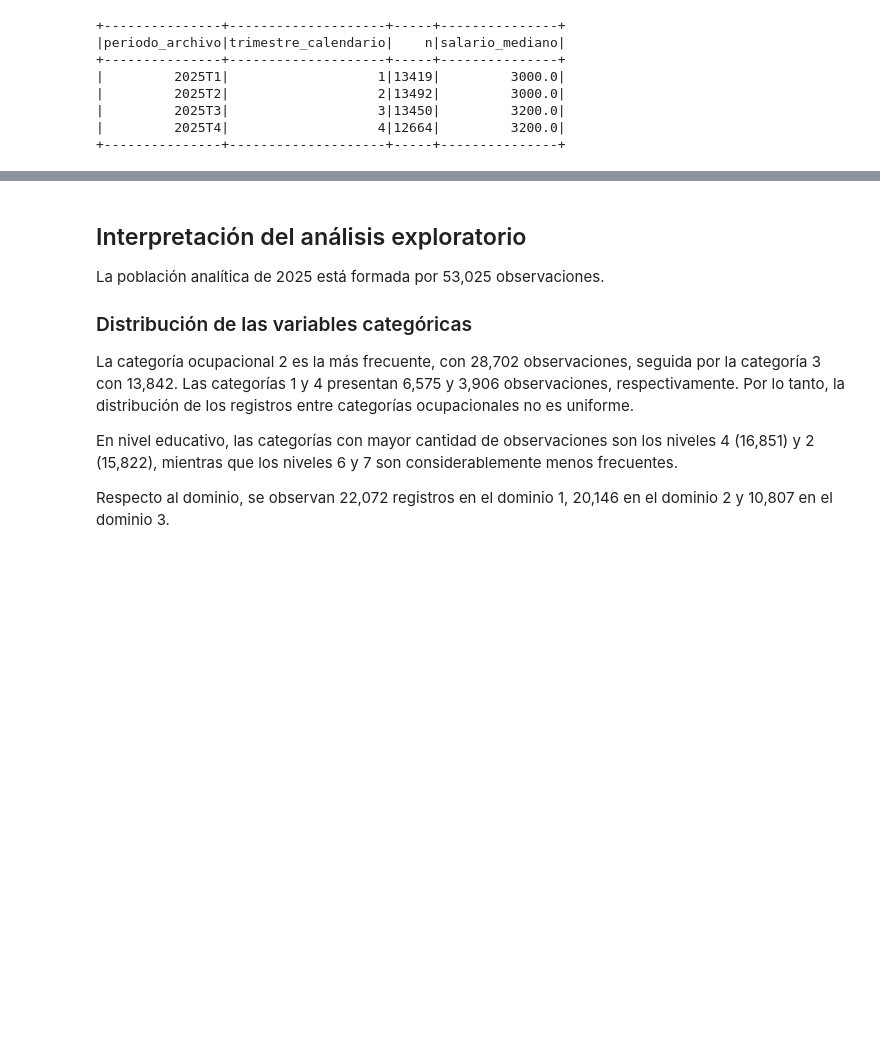
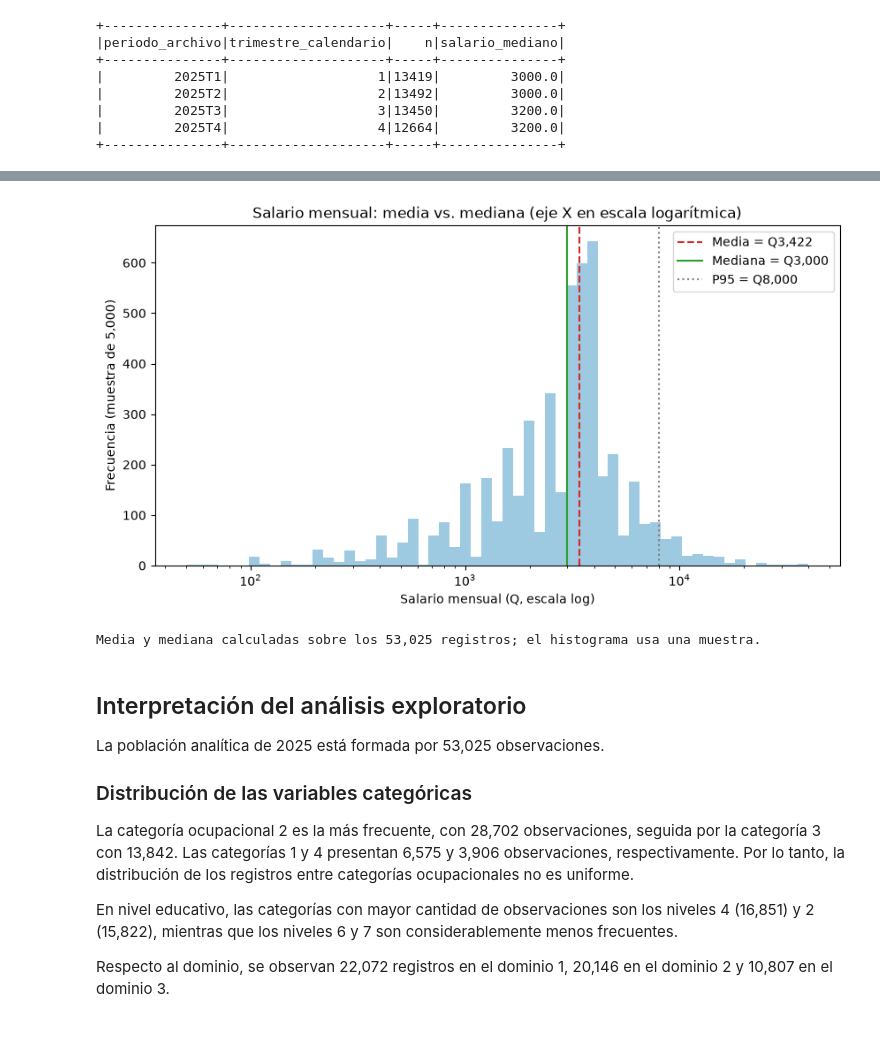
Before and after one commit to tismajo/CC3084-Laboratorio7, a Jupyter notebook: Laboratorio7.ipynb, the cells around one changed output, grey strips where cells are left out. Saved outputs shown, nothing was run; the diff lists cells and outputs as text; code cells hidden in the pictures; blank space fills up the shorter version.

```diff
--- a/Laboratorio7.ipynb
+++ b/Laboratorio7.ipynb
@@ -1658,3 +1637,35 @@ print(matriz_corr)
+# %%
+stats_salario = df_estadisticas.filter(
+    F.col("variable") == "salario_mensual"
+).first()
+
+plt.figure(figsize=(10, 5))
+
+bins = np.logspace(
+    np.log10(pdf_salario["salario_mensual"].min()),
+    np.log10(pdf_salario["salario_mensual"].max()),
+    60
+)
+
+plt.hist(pdf_salario["salario_mensual"], bins=bins, color="#9ecae1")
+plt.axvline(stats_salario["media"], color="#d62728", linestyle="--",
+            label=f"Media = Q{stats_salario['media']:,.0f}")
+plt.axvline(stats_salario["mediana"], color="#2ca02c", linestyle="-",
+            label=f"Mediana = Q{stats_salario['mediana']:,.0f}")
+plt.axvline(stats_salario["p95"], color="gray", linestyle=":",
+            label=f"P95 = Q{stats_salario['p95']:,.0f}")
+
+plt.xscale("log")
+plt.title("Salario mensual: media vs. mediana (eje X en escala logarítmica)")
+plt.xlabel("Salario mensual (Q, escala log)")
+plt.ylabel("Frecuencia (muestra de 5,000)")
+plt.legend()
+plt.show()
+
+print("Media y mediana calculadas sobre los 53,025 registros; el histograma usa una muestra.")
+# %% [output]
+[figure, added]
+Media y mediana calculadas sobre los 53,025 registros; el histograma usa una muestra.
 # %% [markdown]
 ## Interpretación del análisis exploratorio
 
```
Also changed, not shown: parts of 8 cells of this notebook.
